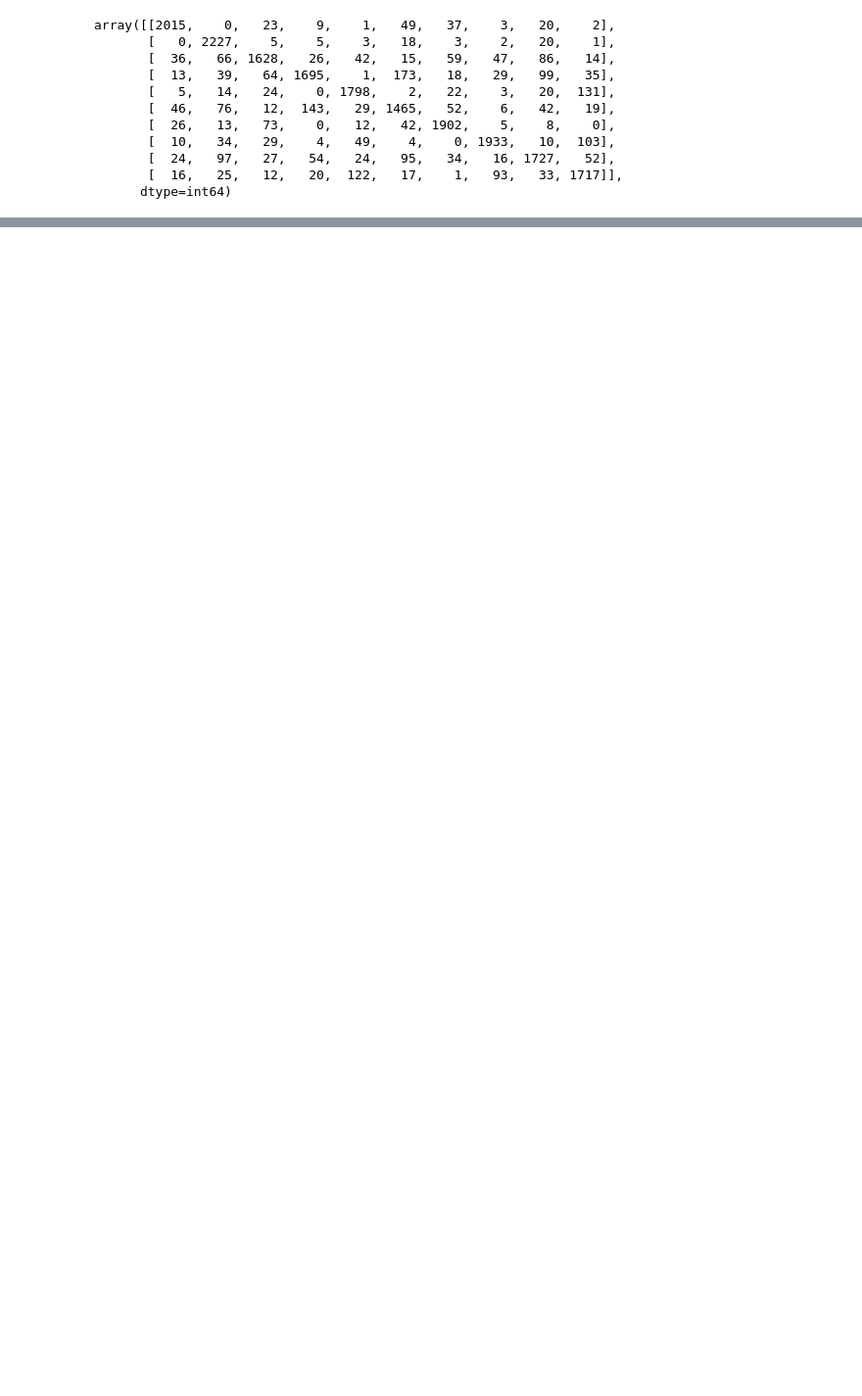
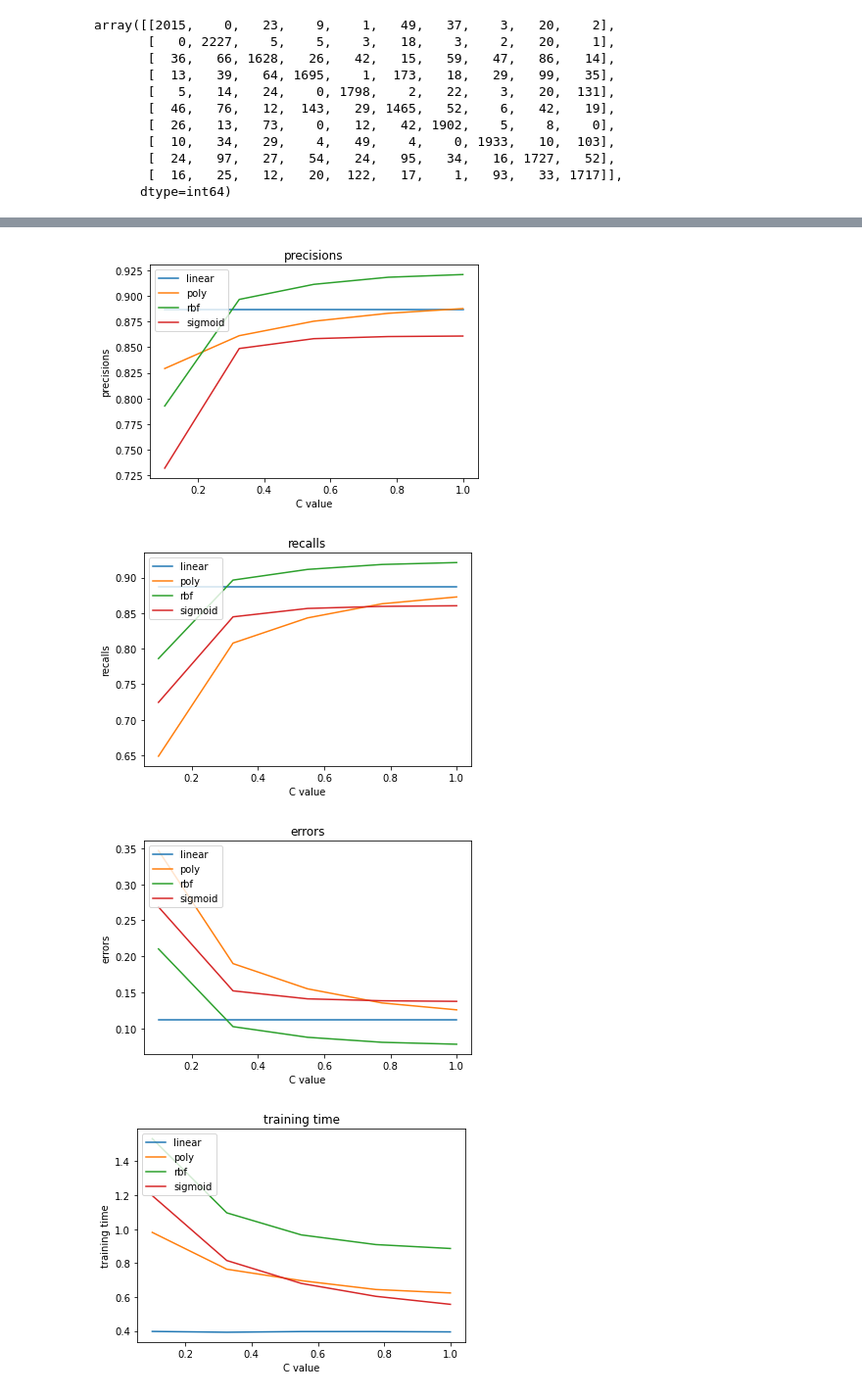
Before and after one commit to alexandregonzalvez/TP_Apprentissage_Supervis-, a Jupyter notebook: Untitled.ipynb, the cells around one changed output, grey strips where cells are left out. Shown at 98% size. Drawn from its saved outputs; the diff is of its cells as text; code cells hidden in the pictures; blank space fills up the shorter version.

```diff
--- a/Untitled.ipynb
+++ b/Untitled.ipynb
@@ -193,0 +231,16 @@ for graph in graphs:
+# %%
+graphs = ["precisions", "recalls", "errors","training time"]
+
+for graph in graphs:
+    for kernel in kernel_list:
+        plt.plot(C_values,scores[kernel][graph], label = kernel)
+    plt.legend(loc="upper left")
+    plt.title(graph)
+    plt.ylabel(graph)
+    plt.xlabel("C value")
+    plt.show()
+# %% [output]
+[figure, added]
+[figure, added]
+[figure, added]
+[figure, added]
```
Also changed, not shown: parts of 7 cells of this notebook.
